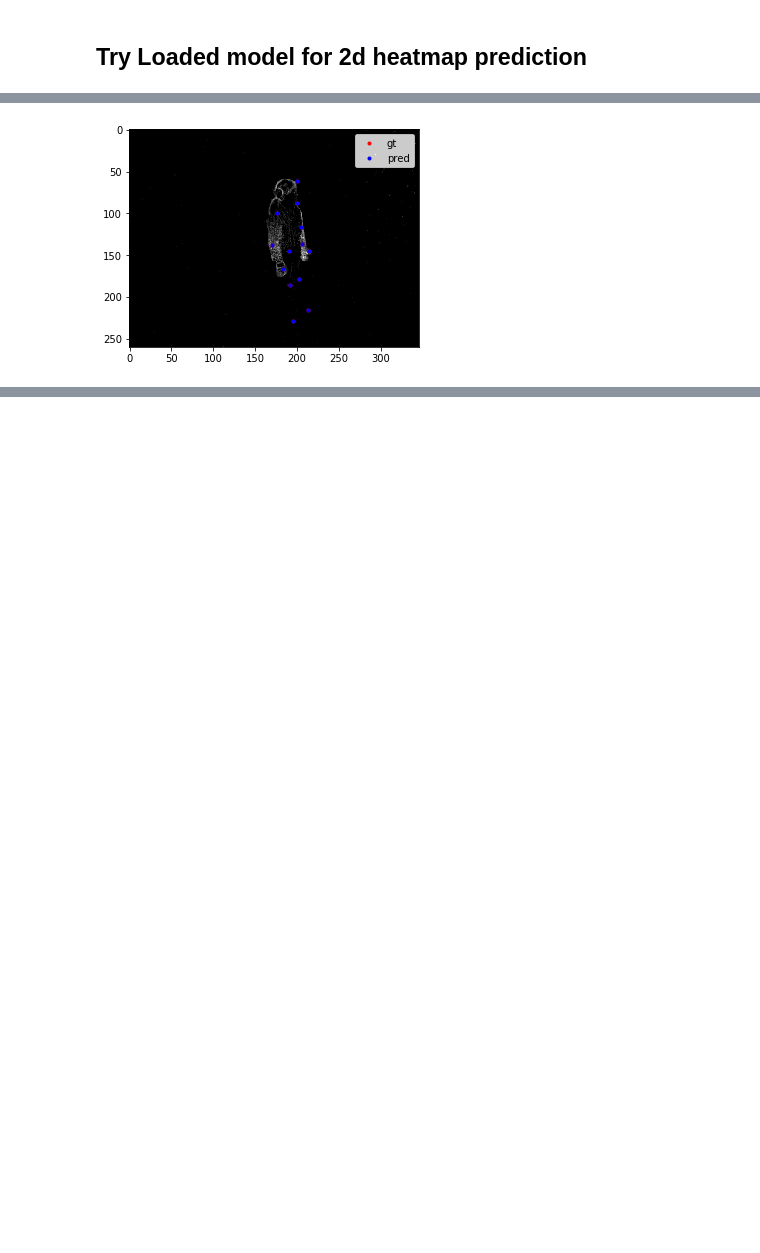
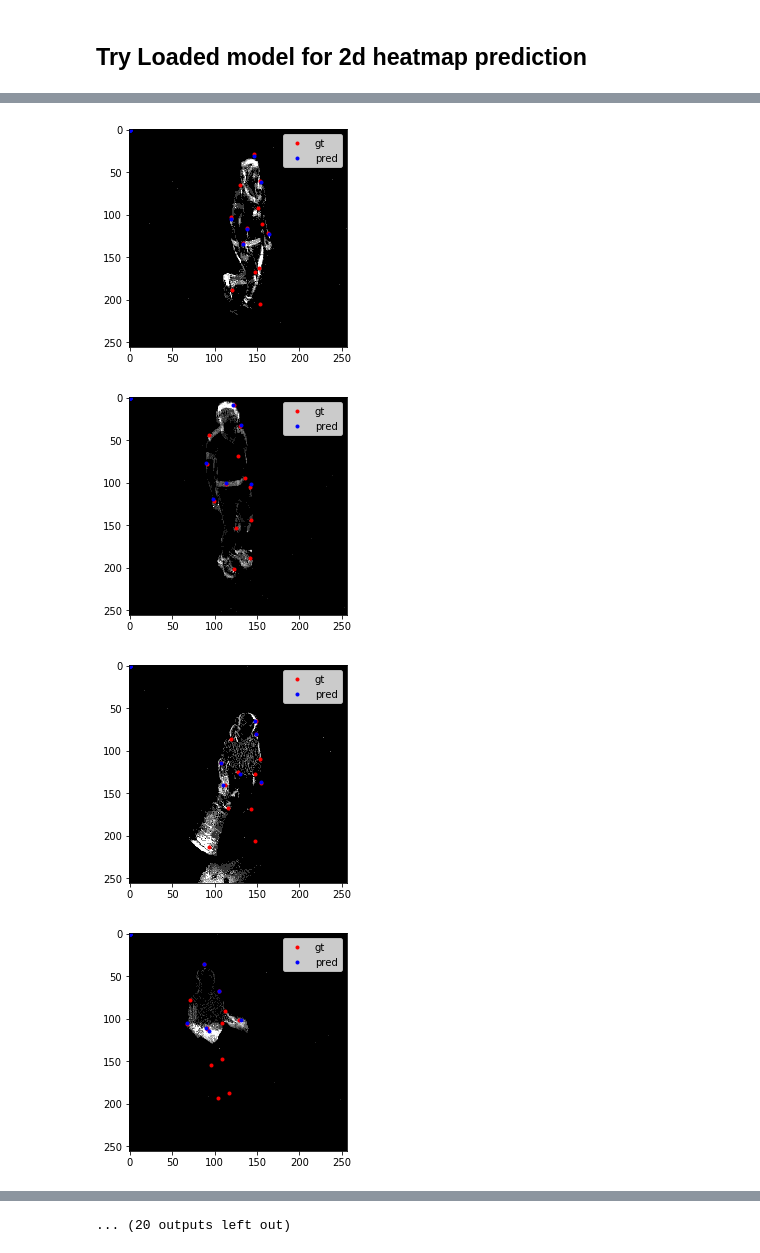
Before and after one commit to gianscarpe/event-based-monocular-hpe, a Jupyter notebook: notebooks/visualize_dhp3ddataset.ipynb, the cells around one changed output, grey strips where cells are left out. Drawn from its saved outputs; the diff is of its cells as text; code cells hidden in the pictures; blank space fills up the shorter version.

```diff
--- a/notebooks/visualize_dhp3ddataset.ipynb
+++ b/notebooks/visualize_dhp3ddataset.ipynb
@@ -76,0 +69,4 @@ model = Model.load_from_checkpoint(checkpoint_path)
+# %%
+model = models.PoseEstimator.load_from_checkpoint(checkpoint_path)
+model = model.eval()
+#model.model.segmentation_head[-1] = torch.nn.Identity()
@@ -76,0 +75,3 @@ model = Model.load_from_checkpoint(checkpoint_path)
+# %%
+gt_joints, _ = utils.get_heatmap_max(y)
+p_joints, p_conf = utils.get_heatmap_max(preds)
@@ -77,2 +85,2 @@ model = Model.load_from_checkpoint(checkpoint_path)
 # %%
-preds = model.forward(x.unsqueeze(0))
+preds = model.forward(x)
@@ -94,0 +174,3 @@ def plot_2d(dvs_frame, sample_gt, sample_pred):
+# %%
+ind = _get_max_indices(preds[0][0])
+m, i = torch.max(preds[0][0])
@@ -95,6 +207,8 @@ def plot_2d(dvs_frame, sample_gt, sample_pred):
 # %%
-joints, _ = utils.get_heatmap_max(y)
-i = 5
-plot_2d(x[i].squeeze(), joints[i], joints[i])
+for i in range(0, 32):
+    plot_2d(x[i].squeeze(), gt_joints[i], p_joints[i])
 # %% [output]
-[figure, old version]
+[figure, new version]
+[figure, added]
+[figure, added]
+[figure, added]
@@ -100,0 +223 @@ plot_2d(x[i].squeeze(), joints[i], joints[i])
+... (20 outputs left out)
```
Also changed, not shown: parts of 40 cells of this notebook, 14 other files.
